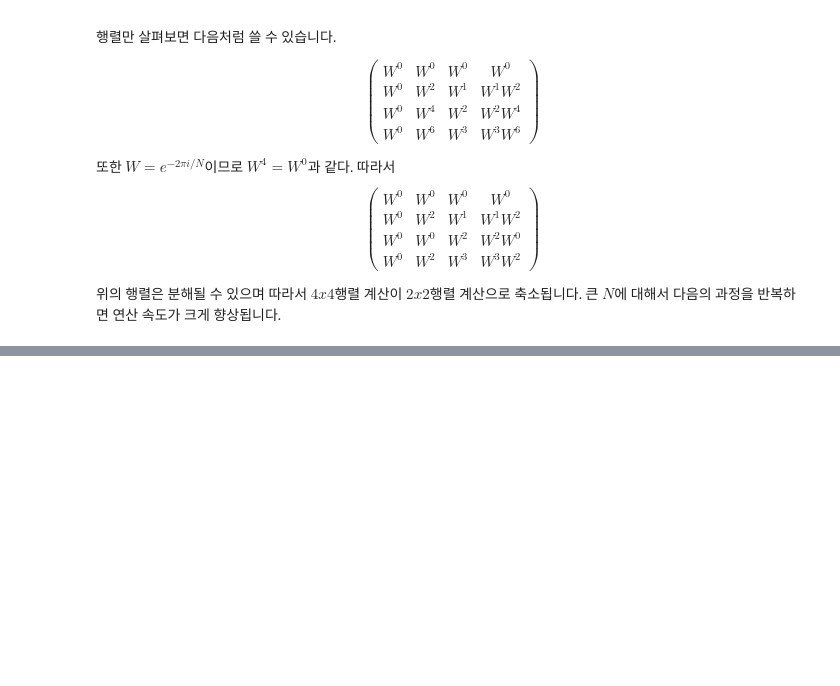
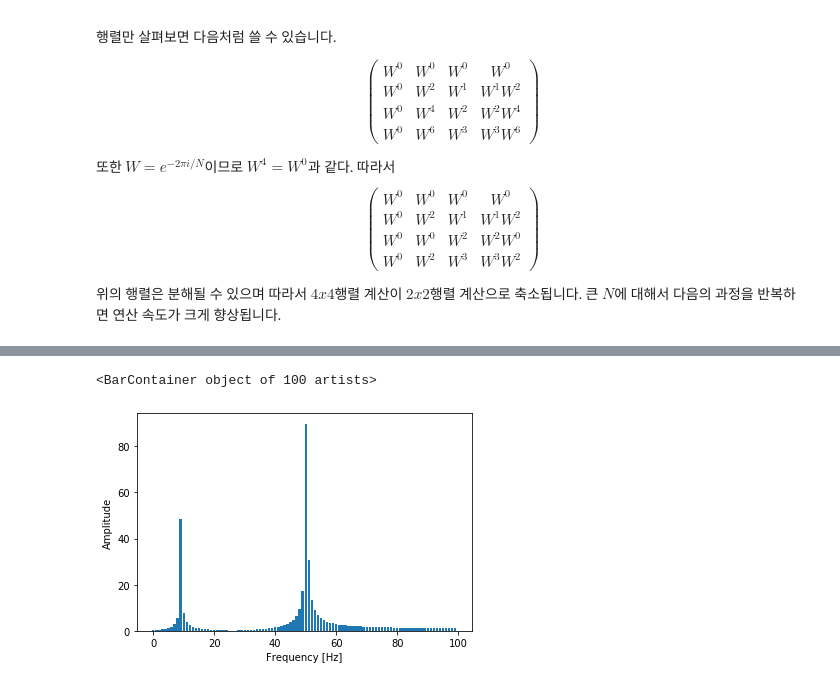
Before and after one commit to bjmin/bmin_comphys, a Jupyter notebook: cp/cp08/comphys08-3.ipynb, the cells around one changed output, grey strips where cells are left out. Saved outputs shown, nothing was run; the diff lists cells and outputs as text; code cells hidden in the pictures; blank space fills up the shorter version.

```diff
--- a/cp/cp08/comphys08-3.ipynb
+++ b/cp/cp08/comphys08-3.ipynb
@@ -88,0 +108,13 @@ $$
+# %%
+fft = np.fft.fft(s)
+dt = t[1] - t[0]  # interval
+N = len(t)
+# %%
+f = np.linspace(0, 1 / dt, N) # frequency
+
+plt.ylabel("Amplitude")
+plt.xlabel("Frequency [Hz]")
+plt.bar(f[:N // 2], np.abs(fft)[:N // 2])
+# %% [output]
+<BarContainer object of 100 artists>
+[figure, added]
```
Also changed, not shown: parts of 4 cells of this notebook.
